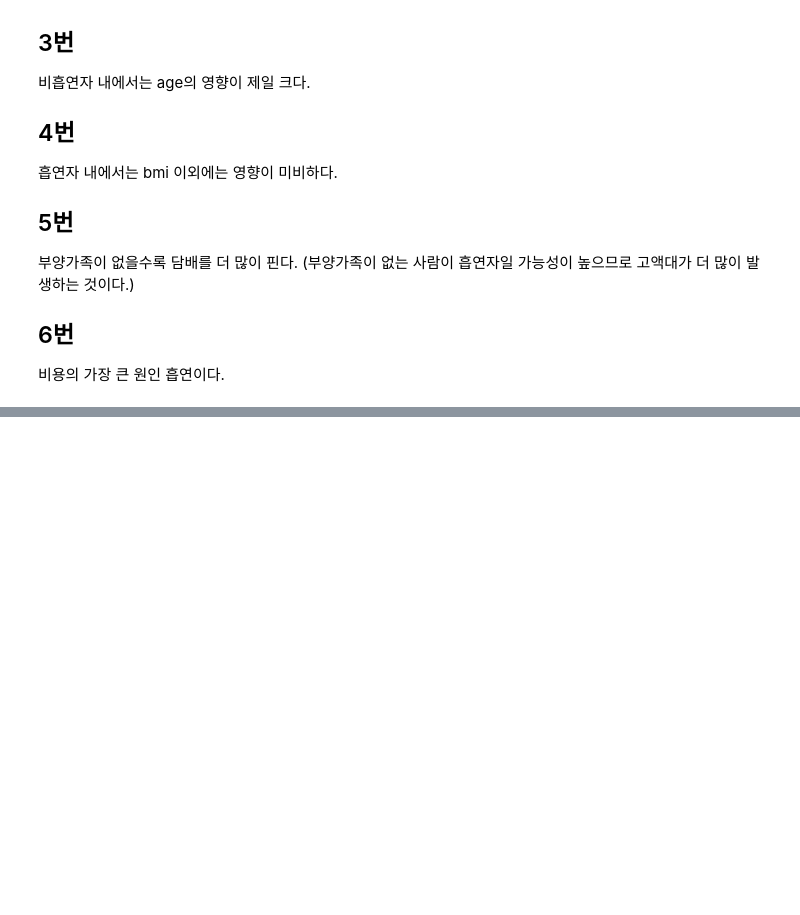
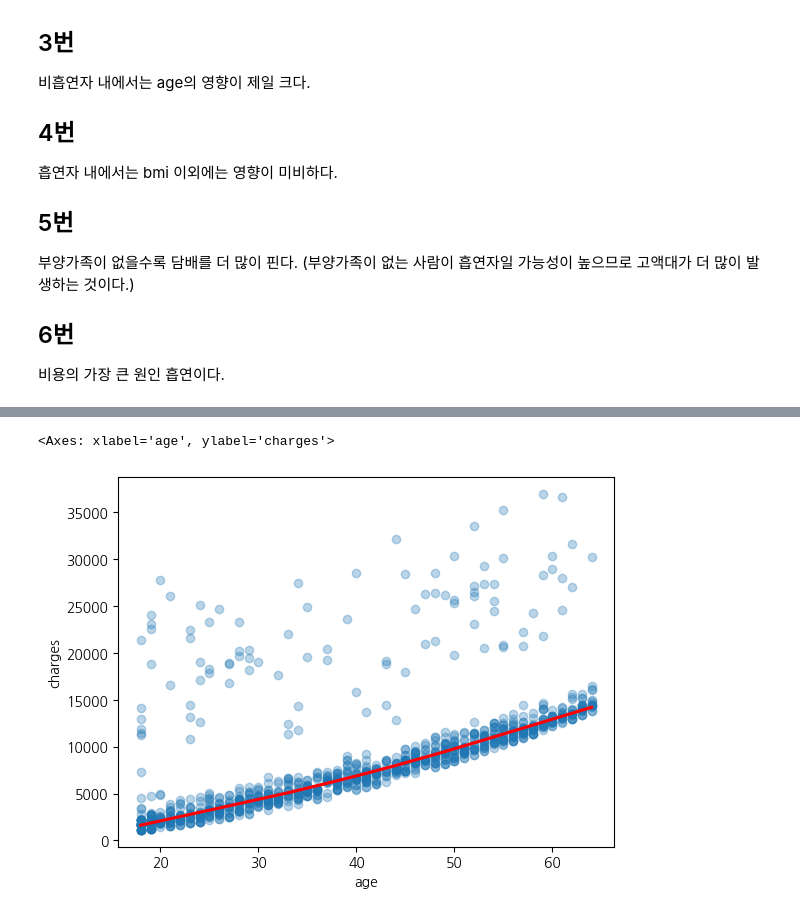
Before and after one commit to S-HNJN/Aiffel, a Jupyter notebook: insurance/insurance.ipynb, the cells around one changed output, grey strips where cells are left out. Cells and saved outputs as stored; diff of their text form; code cells hidden in the pictures; blank space fills up the shorter version.

```diff
--- a/insurance/insurance.ipynb
+++ b/insurance/insurance.ipynb
@@ -248,0 +297,12 @@ bmi를 계층으로 금액 나뉜다.
+# %%
+sns.regplot(
+    x='age',
+    y='charges',
+    data=df_nonsmoker,
+    lowess=True,
+    scatter_kws={'alpha': 0.3},
+    line_kws={'color': 'red'}
+)
+# %% [output]
+<Axes: xlabel='age', ylabel='charges'>
+[figure, added]
```
Also changed, not shown: parts of 5 cells of this notebook.
